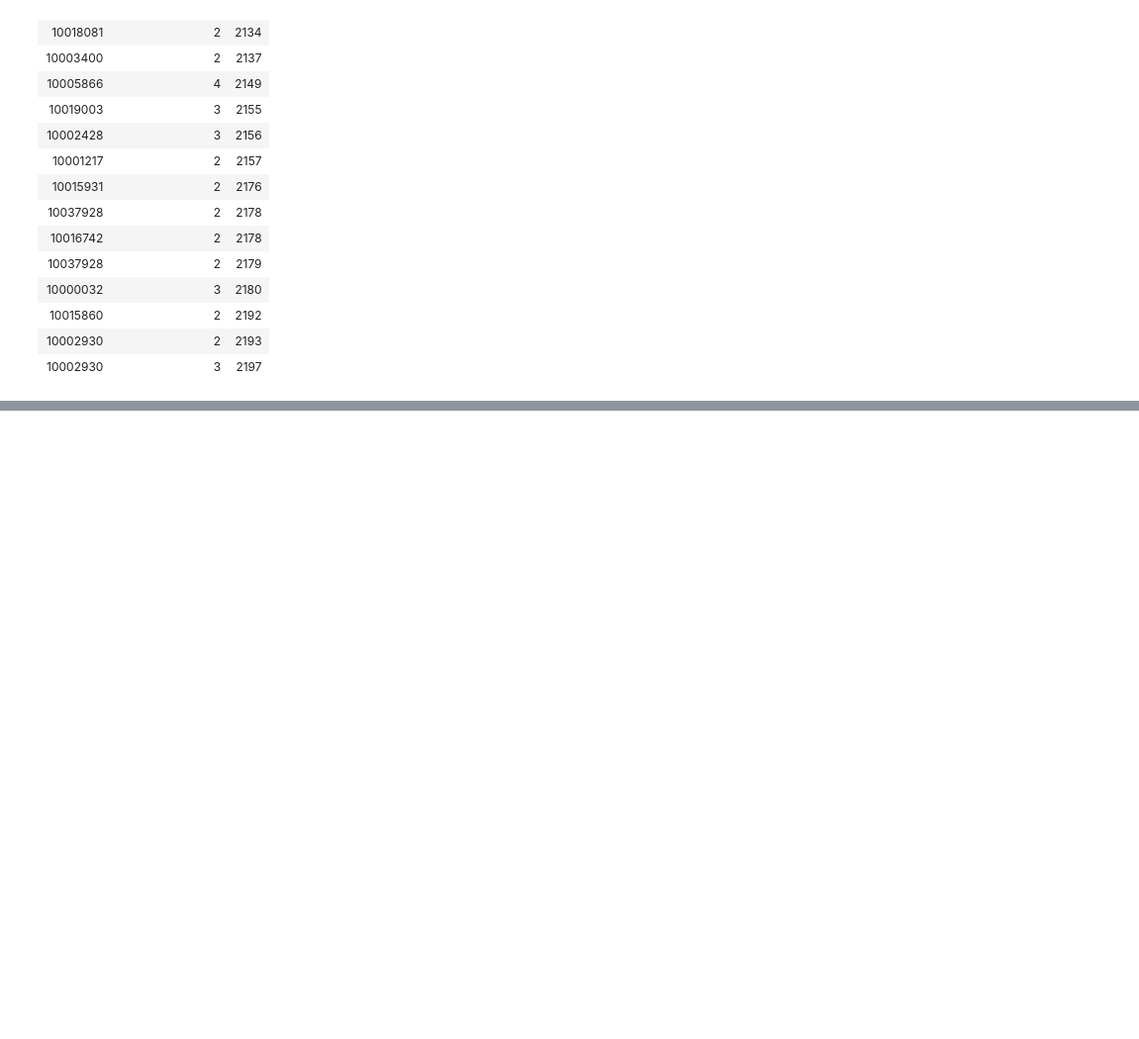
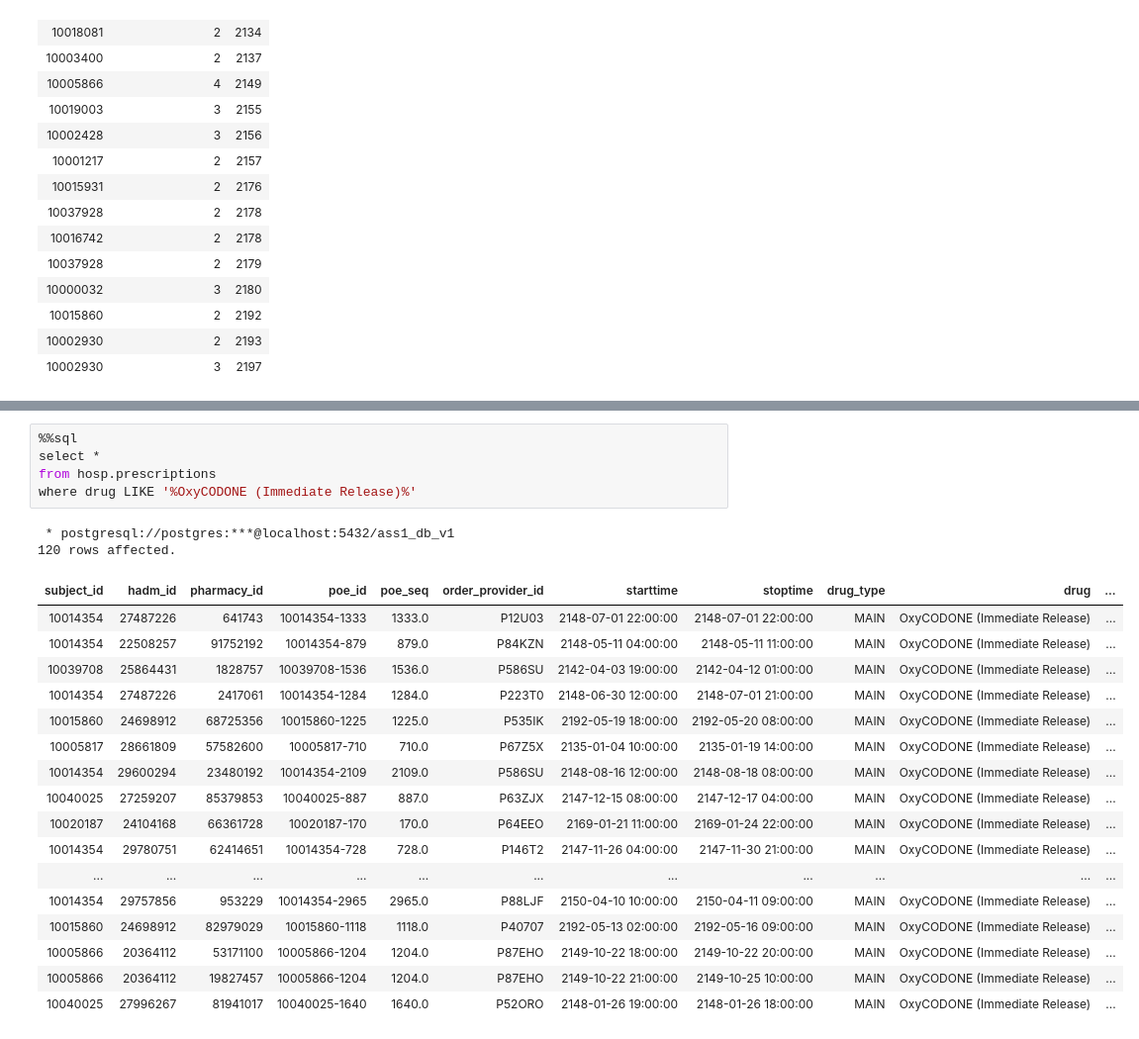
Before and after one commit to sarthak-panda/Sem6, a Jupyter notebook: COL362/Assignments/A1/rough.ipynb, the cells around one changed output, grey strips where cells are left out. Shown at 99% size. Saved outputs shown, nothing was run; the diff lists cells and outputs as text; blank space fills up the shorter version.

```diff
--- a/COL362/Assignments/A1/rough.ipynb
+++ b/COL362/Assignments/A1/rough.ipynb
@@ -297,0 +382,25 @@ order by year,count_admissions desc
+# %%
+%%sql
+select *
+from hosp.prescriptions
+where drug LIKE '%OxyCODONE (Immediate Release)%'
+# %% [output]
+ * postgresql://postgres:***@localhost:5432/ass1_db_v1
+120 rows affected.
+| subject_id | hadm_id | pharmacy_id | poe_id | poe_seq | order_provider_id | starttime | stoptime | drug_type | drug | ... |
+| 10014354 | 27487226 | 641743 | 10014354-1333 | 1333.0 | P12U03 | 2148-07-01 22:00:00 | 2148-07-01 22:00:00 | MAIN | OxyCODONE (Immediate Release) | ... |
+| 10014354 | 22508257 | 91752192 | 10014354-879 | 879.0 | P84KZN | 2148-05-11 04:00:00 | 2148-05-11 11:00:00 | MAIN | OxyCODONE (Immediate Release) | ... |
+| 10039708 | 25864431 | 1828757 | 10039708-1536 | 1536.0 | P586SU | 2142-04-03 19:00:00 | 2142-04-12 01:00:00 | MAIN | OxyCODONE (Immediate Release) | ... |
+| 10014354 | 27487226 | 2417061 | 10014354-1284 | 1284.0 | P223T0 | 2148-06-30 12:00:00 | 2148-07-01 21:00:00 | MAIN | OxyCODONE (Immediate Release) | ... |
+| 10015860 | 24698912 | 68725356 | 10015860-1225 | 1225.0 | P535IK | 2192-05-19 18:00:00 | 2192-05-20 08:00:00 | MAIN | OxyCODONE (Immediate Release) | ... |
+| 10005817 | 28661809 | 57582600 | 10005817-710 | 710.0 | P67Z5X | 2135-01-04 10:00:00 | 2135-01-19 14:00:00 | MAIN | OxyCODONE (Immediate Release) | ... |
+| 10014354 | 29600294 | 23480192 | 10014354-2109 | 2109.0 | P586SU | 2148-08-16 12:00:00 | 2148-08-18 08:00:00 | MAIN | OxyCODONE (Immediate Release) | ... |
+| 10040025 | 27259207 | 85379853 | 10040025-887 | 887.0 | P63ZJX | 2147-12-15 08:00:00 | 2147-12-17 04:00:00 | MAIN | OxyCODONE (Immediate Release) | ... |
+| 10020187 | 24104168 | 66361728 | 10020187-170 | 170.0 | P64EEO | 2169-01-21 11:00:00 | 2169-01-24 22:00:00 | MAIN | OxyCODONE (Immediate Release) | ... |
+| 10014354 | 29780751 | 62414651 | 10014354-728 | 728.0 | P146T2 | 2147-11-26 04:00:00 | 2147-11-30 21:00:00 | MAIN | OxyCODONE (Immediate Release) | ... |
+| ... | ... | ... | ... | ... | ... | ... | ... | ... | ... | ... |
+| 10014354 | 29757856 | 953229 | 10014354-2965 | 2965.0 | P88LJF | 2150-04-10 10:00:00 | 2150-04-11 09:00:00 | MAIN | OxyCODONE (Immediate Release) | ... |
+| 10015860 | 24698912 | 82979029 | 10015860-1118 | 1118.0 | P40707 | 2192-05-13 02:00:00 | 2192-05-16 09:00:00 | MAIN | OxyCODONE (Immediate Release) | ... |
+| 10005866 | 20364112 | 53171100 | 10005866-1204 | 1204.0 | P87EHO | 2149-10-22 18:00:00 | 2149-10-22 20:00:00 | MAIN | OxyCODONE (Immediate Release) | ... |
+| 10005866 | 20364112 | 19827457 | 10005866-1204 | 1204.0 | P87EHO | 2149-10-22 21:00:00 | 2149-10-25 10:00:00 | MAIN | OxyCODONE (Immediate Release) | ... |
+| 10040025 | 27996267 | 81941017 | 10040025-1640 | 1640.0 | P52ORO | 2148-01-26 19:00:00 | 2148-01-26 18:00:00 | MAIN | OxyCODONE (Immediate Release) | ... |
```
Also changed, not shown: parts of 12 cells of this notebook.
